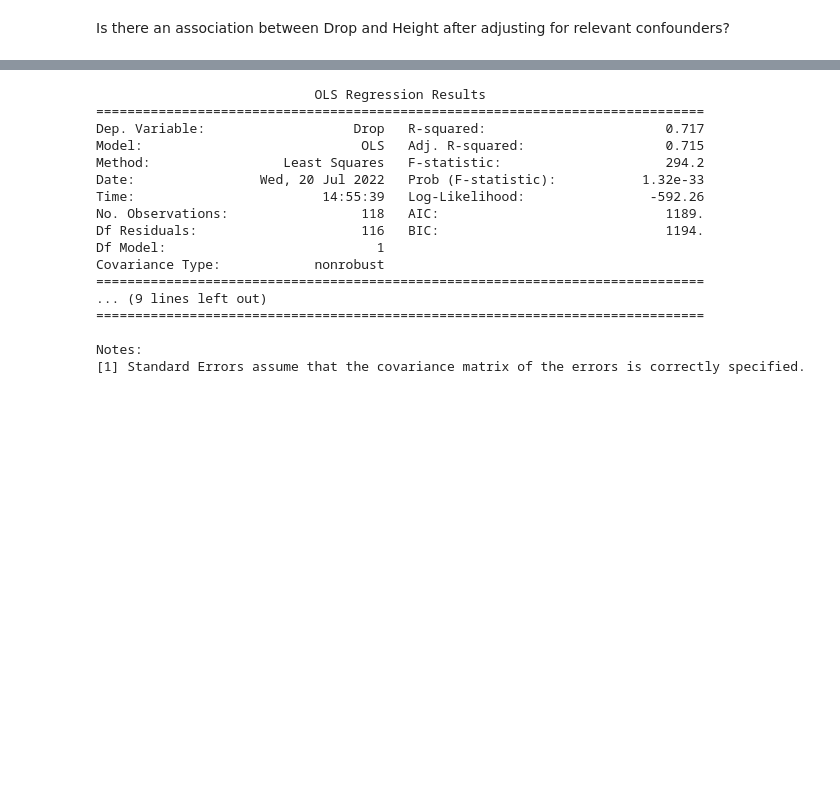
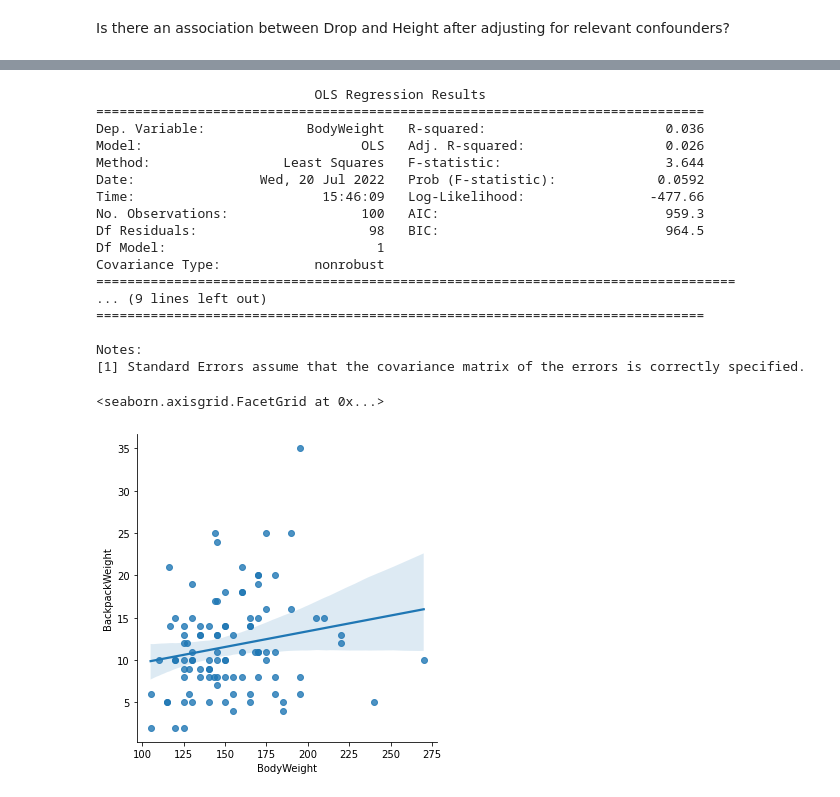
Before and after one commit to vnguyen24/SURF2022, a Jupyter notebook: Session4/Michelle_prep.ipynb, the cells around one changed output, grey strips where cells are left out. Drawn from its saved outputs; the diff is of its cells as text; code cells hidden in the pictures; blank space fills up the shorter version.

Commit message:
added police data set

```diff
--- a/Session4/Michelle_prep.ipynb
+++ b/Session4/Michelle_prep.ipynb
@@ -162,3 +162,5 @@ sns.lmplot(data = coasters, x = "Height", y = "Drop")
 * https://www.sfu.ca/~mjbrydon/tutorials/BAinPy/09_regression.html
 # %% [markdown]
 Is there an association between Drop and Height after adjusting for relevant confounders?
+# %%
+bp = pd.read_csv("Backpack.csv")
@@ -165,22 +176,27 @@ Is there an association between Drop and Height after adjusting for relevant con
 # %%
 import statsmodels.formula.api as smf
-model1 = smf.ols(data = coasters, formula = "Drop ~ Height").fit()
+model1 = smf.ols(data = bp, formula = "BodyWeight ~ BackpackWeight").fit()
 print(model1.summary())
 # %% [output]
                             OLS Regression Results
 ==============================================================================
-Dep. Variable:                   Drop   R-squared:                       0.717
-Model:                            OLS   Adj. R-squared:                  0.715
-Method:                 Least Squares   F-statistic:                     294.2
-Date:                Wed, 20 Jul 2022   Prob (F-statistic):           1.32e-33
-Time:                        14:55:39   Log-Likelihood:                -592.26
-No. Observations:                 118   AIC:                             1189.
-Df Residuals:                     116   BIC:                             1194.
+Dep. Variable:             BodyWeight   R-squared:                       0.036
+Model:                            OLS   Adj. R-squared:                  0.026
+Method:                 Least Squares   F-statistic:                     3.644
+Date:                Wed, 20 Jul 2022   Prob (F-statistic):             0.0592
+Time:                        15:46:09   Log-Likelihood:                -477.66
+No. Observations:                 100   AIC:                             959.3
+Df Residuals:                      98   BIC:                             964.5
 Df Model:                           1
 Covariance Type:            nonrobust
-==============================================================================
+==================================================================================
 ... (9 lines left out)
 ==============================================================================
 
 Notes:
 [1] Standard Errors assume that the covariance matrix of the errors is correctly specified.
+# %%
+sns.lmplot(data = bp, x = "BodyWeight", y = "BackpackWeight")
+# %% [output]
+<seaborn.axisgrid.FacetGrid at 0x...>
+[figure, added]
```
Also changed, not shown: parts of 2 cells of this notebook, 3 other files.
